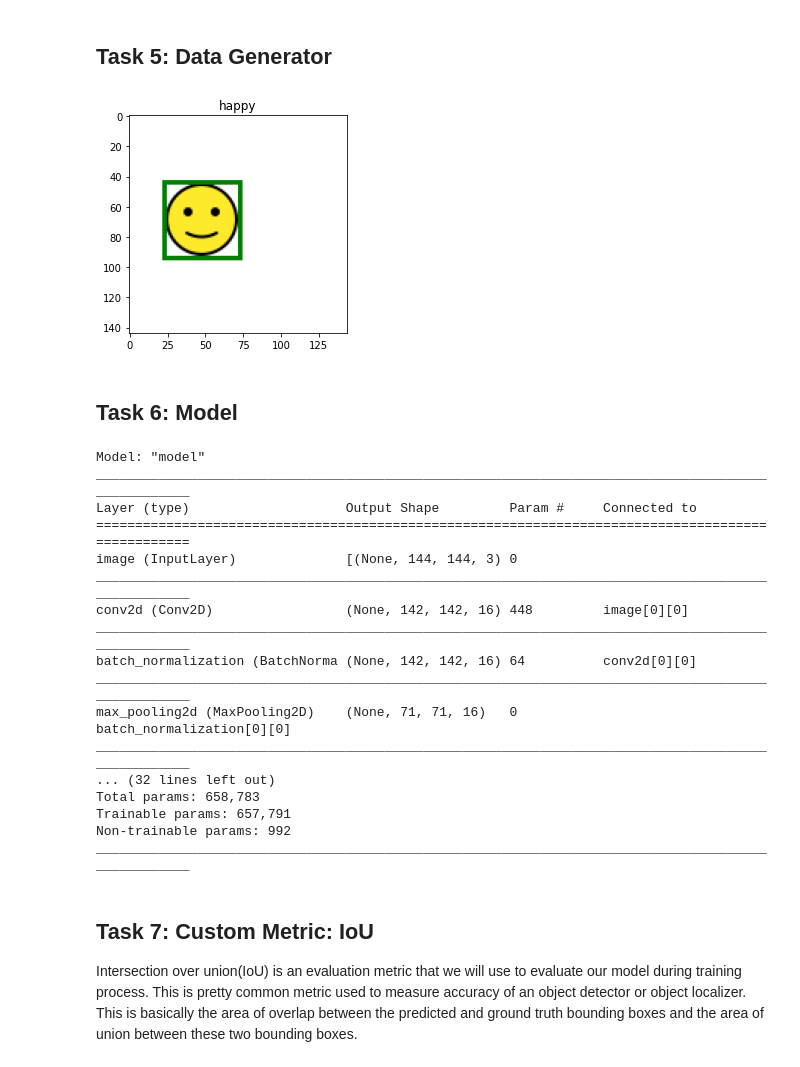
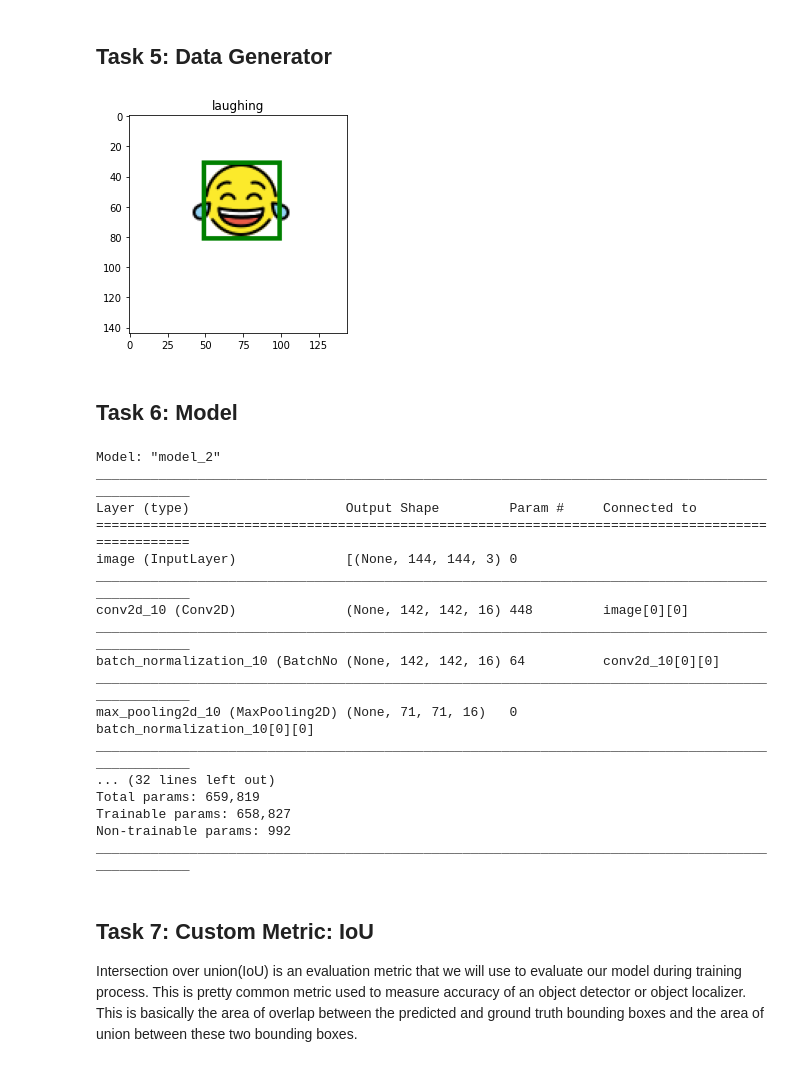
Before and after one commit to aadi-mishra/object-localization-with-CNN, a Jupyter notebook: Object_Localization.ipynb, the cells around one changed output. Cells and saved outputs as stored; diff of their text form; code cells hidden in the pictures.

```diff
--- a/Object_Localization.ipynb
+++ b/Object_Localization.ipynb
@@ -102,7 +102,7 @@ emojis
   'image': <PIL.Image.Image image mode=RGB size=72x72 at 0x...>,
   'name': 'nervous'}}
 # %%
-def create_images():
+def create_example():
   class_id = np.random.randint(0, 9)
   image = np.ones((144, 144, 3)) * 255
   row = np.random.randint(0, 72)
@@ -118,8 +118,8 @@ plt.imshow(image)
 # %% [markdown]
 ## Task 4: Plot Bounding Boxes
 # %%
-def plot_bounding_box(image, bbox_gt, bbox_predicted=[], normalize=False):
-  if normalize:
+def plot_bounding_box(image, bbox_gt, bbox_predicted=[], norm=False):
+  if norm:
     image *= 255.
     image = image.astype('uint8')
   image = Image.fromarray(image) # Convert image array to a PIL image
@@ -149,65 +149,65 @@ plt.show()
 # Generates endless stream of training examples for our model
 def data_generator(batch_size=16):
   while True:
-    x_batch = np.zeros((batch_size, 144,144,3))
-    y_batch = np.zeros((batch_size,9))
+    x_batch = np.zeros((batch_size, 144, 144, 3))
+    y_batch = np.zeros((batch_size, 9))
     bbox_batch = np.zeros((batch_size, 2))
 
     for i in range(0, batch_size):
-      image, class_id, row, col = create_images()
-      x_batch[i] = image / 255
-      y_batch[i, class_id] = 1
+      image, class_id, row, col = create_example()
+      x_batch[i] = image / 255.
+      y_batch[i, class_id] = 1.0
       bbox_batch[i] = np.array([row, col])
-    yield {'image' : x_batch}, {'class_out': y_batch, 'bbox_out' : bbox_batch}
+    yield {'image': x_batch}, {'class_out': y_batch, 'box_out': bbox_batch}
 # %%
 example, label = next(data_generator(1))
 image = example['image'][0]
 class_id = np.argmax(label['class_out'][0])
-coords = label['bbox_out'][0]
+coords = label['box_out'][0]
 
-image = plot_bounding_box(image, coords, normalize=True)
+image = plot_bounding_box(image, coords, norm=True)
 plt.imshow(image)
 plt.title(emojis[class_id]['name'])
 plt.show()
 # %% [output]
-[figure, old version]
+[figure, new version]
 # %% [markdown]
 ## Task 6: Model
 # %%
-input_ = Input(shape = (144,144,3), name = 'image')
+input_ = Input(shape=(144, 144, 3), name='image')
 
 x = input_
 
-for i in range(0,5):
-  num_filters = 2**(4+i)
-  x = Conv2D(num_filters, 3 , activation='relu')(x)
+for i in range(0, 5):
+  n_filters = 2**(4 + i)
+  x = Conv2D(n_filters, 3, activation='relu')(x)
   x = BatchNormalization()(x)
   x = MaxPool2D(2)(x)
 
 x = Flatten()(x)
-x = Dense(255, activation='relu')(x)
+x = Dense(256, activation='relu')(x)
 
-class_out = Dense(9, activation='softmax', name='class_out')(x)  # Classification output
-bbox_out = Dense(2, name='bbox_out')(x)   # Regression Outout
+class_out = Dense(9, activation='softmax', name='class_out')(x)
+box_out = Dense(2, name='box_out')(x)
 
-model = tf.keras.models.Model(input_, [class_out, bbox_out])
+model = tf.keras.models.Model(input_, [class_out, box_out])
 model.summary()
 # %% [output]
-Model: "model"
+Model: "model_2"
 __________________________________________________________________________________________________
 Layer (type)                    Output Shape         Param #     Connected to
 ==================================================================================================
 image (InputLayer)              [(None, 144, 144, 3) 0
 __________________________________________________________________________________________________
-conv2d (Conv2D)                 (None, 142, 142, 16) 448         image[0][0]
+conv2d_10 (Conv2D)              (None, 142, 142, 16) 448         image[0][0]
 __________________________________________________________________________________________________
-batch_normalization (BatchNorma (None, 142, 142, 16) 64          conv2d[0][0]
+batch_normalization_10 (BatchNo (None, 142, 142, 16) 64          conv2d_10[0][0]
 __________________________________________________________________________________________________
-max_pooling2d (MaxPooling2D)    (None, 71, 71, 16)   0           batch_normalization[0][0]
+max_pooling2d_10 (MaxPooling2D) (None, 71, 71, 16)   0           batch_normalization_10[0][0]
 __________________________________________________________________________________________________
 ... (32 lines left out)
-Total params: 658,783
-Trainable params: 657,791
+Total params: 659,819
+Trainable params: 658,827
 Non-trainable params: 992
 __________________________________________________________________________________________________
 # %% [markdown]
```
Also changed, not shown: parts of 9 cells of this notebook.
